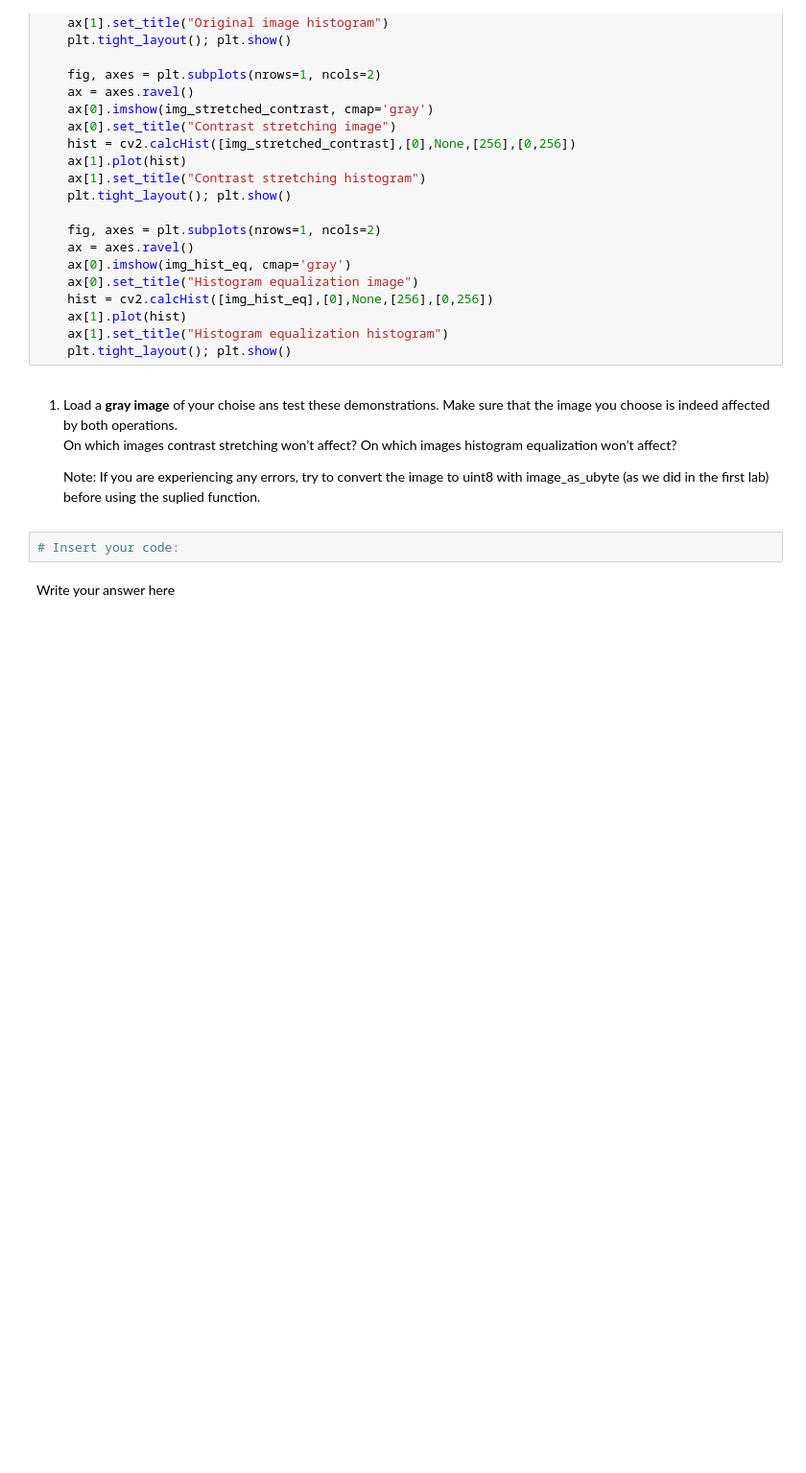
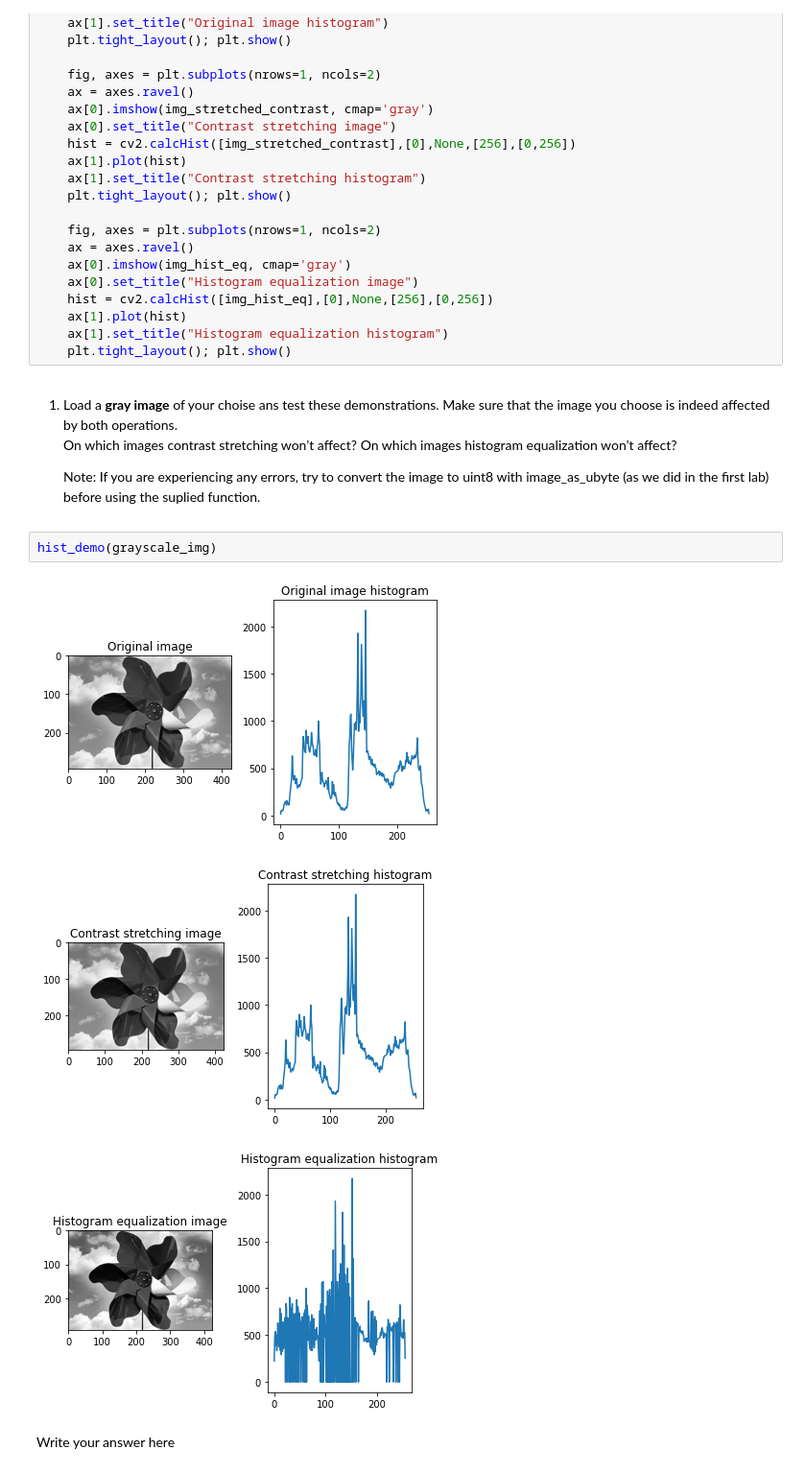
Before and after one commit to nadavschwalb/image_processing, a Jupyter notebook: Lab3_Student.ipynb, the cells around one changed output. Shown at 96% size. Cells and saved outputs as stored; diff of their text form; blank space fills up the shorter version.

```diff
--- a/Lab3_Student.ipynb
+++ b/Lab3_Student.ipynb
@@ -218,8 +218,12 @@ def hist_demo(img):
 
     Note:
     If you are experiencing any errors, try to convert the image to uint8 with image_as_ubyte (as we did in the first lab) before using the suplied function.
-# %%
-# Insert your code:
+# %%
+hist_demo(grayscale_img)
+# %% [output]
+[figure, added]
+[figure, added]
+[figure, added]
 # %% [markdown]
 Write your answer here
 # %% [markdown]
```
Also changed, not shown: parts of 4 cells of this notebook.
